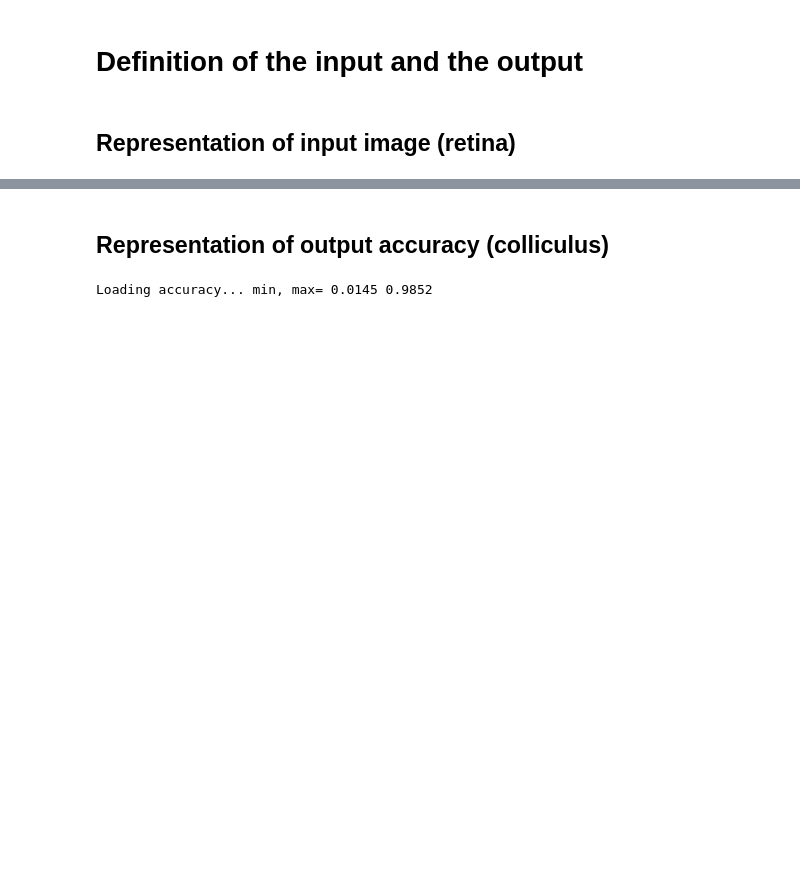
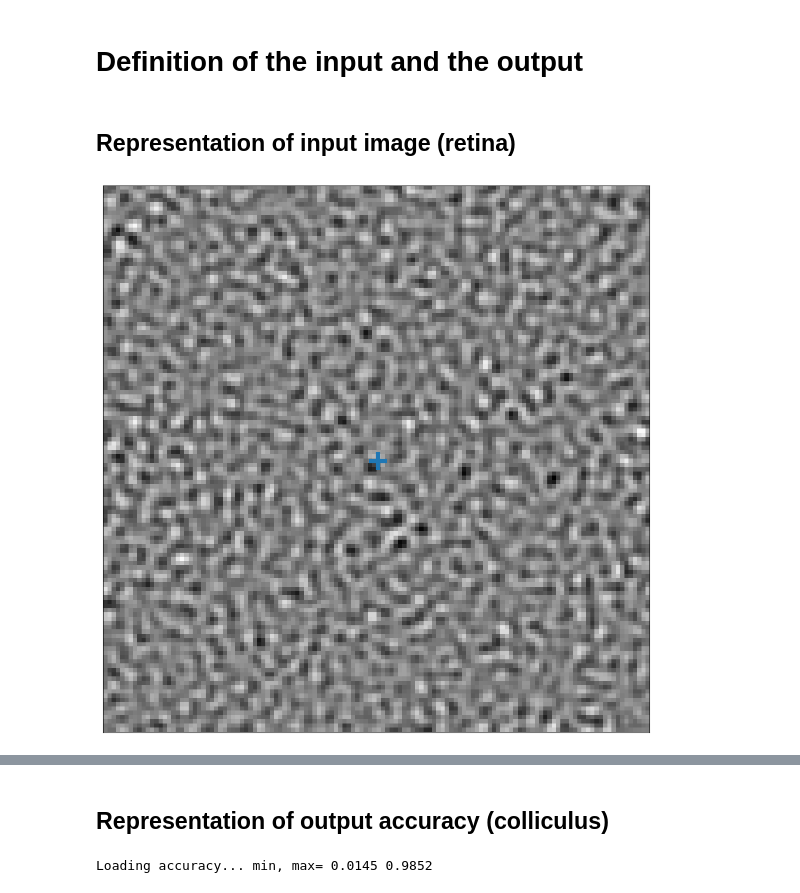
Before and after one commit to laurentperrinet/WhereIsMyMNIST, a Jupyter notebook: figures/2_methods.ipynb, the cells around one changed output, grey strips where cells are left out. Drawn from its saved outputs; the diff is of its cells as text; code cells hidden in the pictures; blank space fills up the shorter version.

Commit message:
figure methods

```diff
--- a/figures/2_methods.ipynb
+++ b/figures/2_methods.ipynb
@@ -38,6 +38,14 @@ data, label = next(iter(d.loader_test))
 idx = 4
 data_fullfield, i_offset, j_offset = d.draw(data[idx, 0, :, :].numpy())
 data_retina = r.retina(data_fullfield)
+# %%
+from retina import MotionCloudNoise
+im_noise, _ = MotionCloudNoise(sf_0=args.sf_0, B_sf=args.B_sf)
+# %%
+fig, axs = plt.subplots(1, 1, figsize = (figwidth, figwidth))
+axs = d.show(axs, im_noise)
+# %% [output]
+[figure, added]
 # %%
 fig, axs = plt.subplots(1, 2, figsize = (figwidth, figwidth/2))
 axs[0] = d.show(axs[0], data_fullfield)
```
Also changed, not shown: parts of 17 cells of this notebook, 5 other files.
